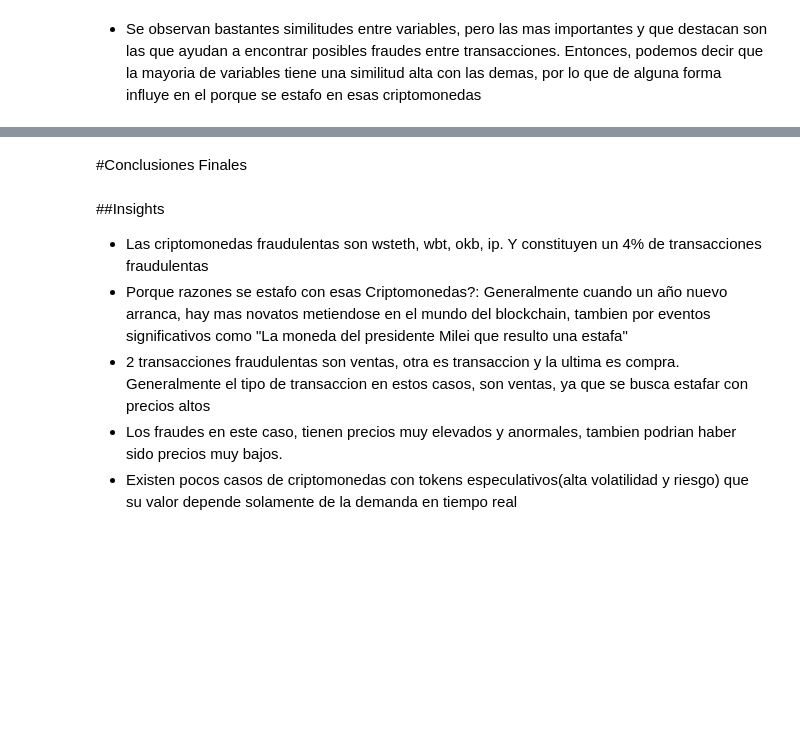
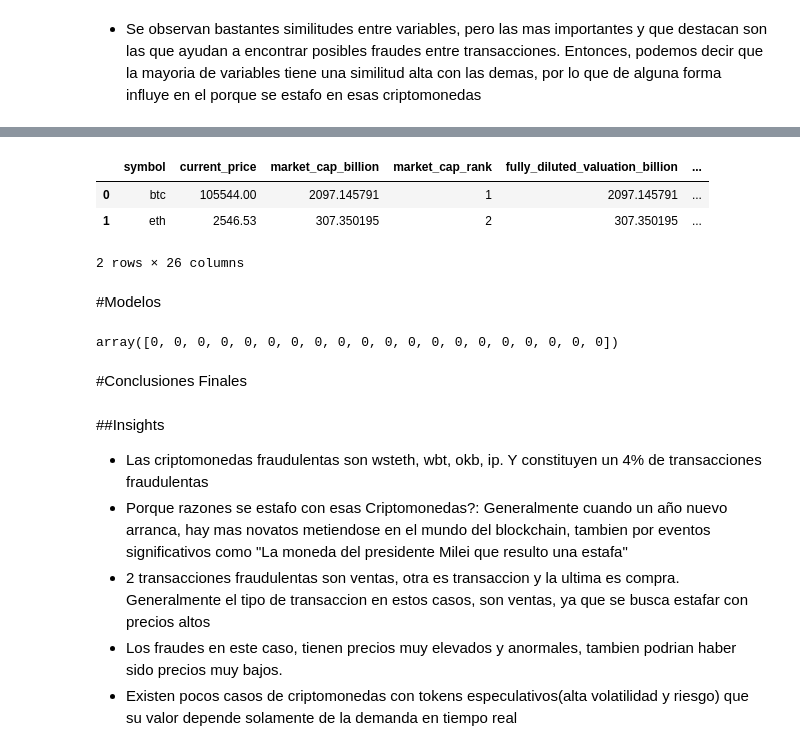
Before and after one commit to MatiasSiles/Deteccion-de-Fraudes-en-Blockchain, a Jupyter notebook: EntregaN1_SilesMatias.ipynb, the cells around one changed output, grey strips where cells are left out. Cells and saved outputs as stored; diff of their text form; code cells hidden in the pictures; blank space fills up the shorter version.

```diff
--- a/EntregaN1_SilesMatias.ipynb
+++ b/EntregaN1_SilesMatias.ipynb
@@ -291,0 +323,9 @@ plt.show()
+# %%
+df_criptos.head(2)
+# %% [output]
+|  | symbol | current_price | market_cap_billion | market_cap_rank | fully_diluted_valuation_billion | ... |
+| 0 | btc | 105544.00 | 2097.145791 | 1 | 2097.145791 | ... |
+| 1 | eth | 2546.53 | 307.350195 | 2 | 307.350195 | ... |
+2 rows × 26 columns
+# %% [markdown]
+#Modelos
@@ -292,3 +352,7 @@ plt.show()
+# %%
+modelos.random_forest()
+# %% [output]
+array([0, 0, 0, 0, 0, 0, 0, 0, 0, 0, 0, 0, 0, 0, 0, 0, 0, 0, 0, 0])
 # %% [markdown]
 #Conclusiones Finales
 # %% [markdown]
```
Also changed, not shown: parts of 16 cells of this notebook.
